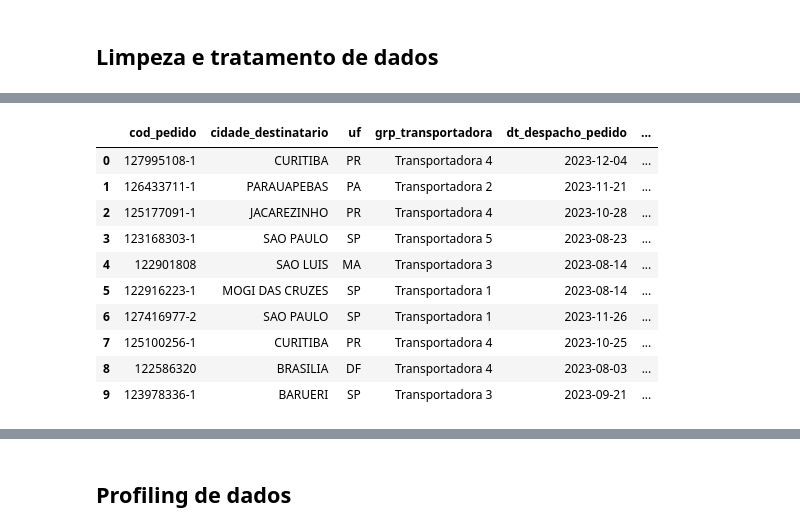
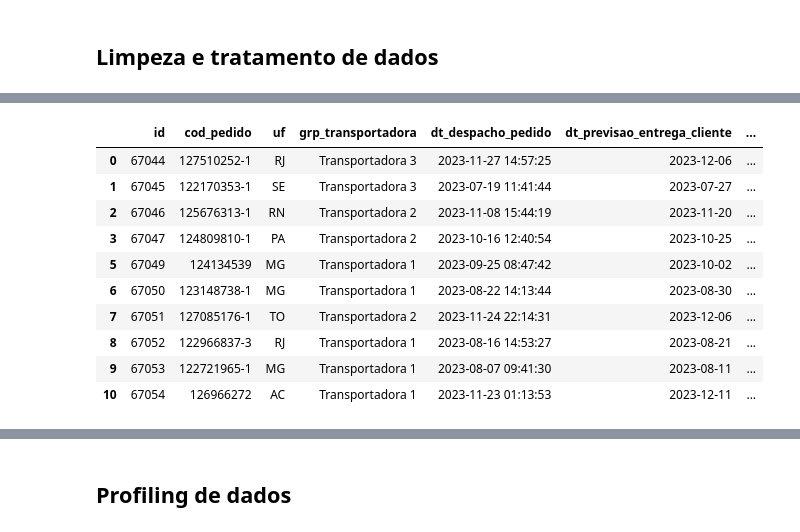
Before and after one commit to tashima42/user-experience-ciencia-de-dados, a Jupyter notebook: trabalho3.ipynb, the cells around one changed output, grey strips where cells are left out. Cells and saved outputs as stored; diff of their text form; code cells hidden in the pictures.

Commit message:
adaptacoes e testes no nb 'trabalho3' / comparacoes com 'trabalho'
Signed-off-by: Daniel Alexandre Cordeiro <daniel.cordeiro@simepar.br>

```diff
--- a/trabalho3.ipynb
+++ b/trabalho3.ipynb
@@ -2,6 +2,11 @@
 # User Experience para ciência de dados
 Previsão de atrasos em pedidos.
 # %%
+%load_ext autoreload
+%reload_ext autoreload
+%autoreload 2
+
 import pandas as pd
 
-df = pd.read_csv('data/amostra.csv')
+# Importar lógica de preparação de dados existente
+from data_preparation_final import load_and_clean_data
@@ -8,2 +46,9 @@ df = pd.read_csv('data/amostra.csv')
 # %% [markdown]
 ## Limpeza e tratamento de dados
+# %%
+# 1. Carregar e Limpar
+input_file = "pedidos_logistica.parquet"
+df = load_and_clean_data(input_file, drop_ids=False)
+
+if df is not None:
+    df = prepare_data_for_lgbm(df)
@@ -10,68 +74,26 @@ df = pd.read_csv('data/amostra.csv')
 # %%
-import re
-import unicodedata
-
-# Convert date columns used for feature engineering
-for col in ['dt_pagamento_pedido', 'dt_despacho_pedido', 'dt_previsao_entrega_cliente']:
-    if col in df.columns:
-        df[col] = pd.to_datetime(df[col], errors='coerce')
-
-# New features
-df['dias_gastos_cd'] = (df['dt_despacho_pedido'] - df['dt_pagamento_pedido']).dt.days
-df['dias_restantes_prazo'] = (df['dt_previsao_entrega_cliente'] - df['dt_pagamento_pedido']).dt.days
-
-# Normalize city names: case, accents, punctuation and extra spaces
-if 'cidade_destinatario' in df.columns:
-    def normalize_city(value):
-        if pd.isna(value):
-            return pd.NA
-        text = str(value).strip().lower()
-        text = unicodedata.normalize('NFKD', text).encode('ascii', 'ignore').decode('ascii')
-        text = re.sub(r'[^a-z0-9\s]', ' ', text)
-        text = re.sub(r'\s+', ' ', text).strip()
-        return text.upper()
-
-    df['cidade_destinatario'] = df['cidade_destinatario'].apply(normalize_city).astype('string')
-
-# Binary encode delivery performance
-if 'tp_performance_entrega' in df.columns:
-    df['tp_performance_entrega'] = (
-        df['tp_performance_entrega']
-        .astype('string')
-        .str.strip()
-        .map({
-            'Entregue no Prazo': 1,
-            'Fora do Prazo': 0
-        })
-        .astype('Int64')
-    )
-
+# Manter para ter coerencia com 'trabalho' - Pedro
 df = df.drop(
     columns=[
-        'row_id',
-        'hr_despacho_pedido',
+        # 'row_id',
+        # 'hr_despacho_pedido',
         'dt_entrega_pedido',
-        'hr_entrega_pedido',
+        # 'hr_entrega_pedido',
         'flg_existem_ocorrencias'
     ],
     errors='ignore'
  )
 
-categorical_features = ['uf', 'grp_transportadora', 'cidade_destinatario', 'tp_praca', 'des_unidade_negocio', 'des_cd_origem']
-
-for col in categorical_features:
-    df[col] = df[col].astype('category')
-
 df.head(10)
 # %% [output]
-|  | cod_pedido | cidade_destinatario | uf | grp_transportadora | dt_despacho_pedido | ... |
-| 0 | 127995108-1 | CURITIBA | PR | Transportadora 4 | 2023-12-04 | ... |
-| 1 | 126433711-1 | PARAUAPEBAS | PA | Transportadora 2 | 2023-11-21 | ... |
-| 2 | 125177091-1 | JACAREZINHO | PR | Transportadora 4 | 2023-10-28 | ... |
-| 3 | 123168303-1 | SAO PAULO | SP | Transportadora 5 | 2023-08-23 | ... |
-| 4 | 122901808 | SAO LUIS | MA | Transportadora 3 | 2023-08-14 | ... |
-| 5 | 122916223-1 | MOGI DAS CRUZES | SP | Transportadora 1 | 2023-08-14 | ... |
-| 6 | 127416977-2 | SAO PAULO | SP | Transportadora 1 | 2023-11-26 | ... |
-| 7 | 125100256-1 | CURITIBA | PR | Transportadora 4 | 2023-10-25 | ... |
-| 8 | 122586320 | BRASILIA | DF | Transportadora 4 | 2023-08-03 | ... |
-| 9 | 123978336-1 | BARUERI | SP | Transportadora 3 | 2023-09-21 | ... |
+|  | id | cod_pedido | uf | grp_transportadora | dt_despacho_pedido | dt_previsao_entrega_cliente | ... |
+| 0 | 67044 | 127510252-1 | RJ | Transportadora 3 | 2023-11-27 14:57:25 | 2023-12-06 | ... |
+| 1 | 67045 | 122170353-1 | SE | Transportadora 3 | 2023-07-19 11:41:44 | 2023-07-27 | ... |
+| 2 | 67046 | 125676313-1 | RN | Transportadora 2 | 2023-11-08 15:44:19 | 2023-11-20 | ... |
+| 3 | 67047 | 124809810-1 | PA | Transportadora 2 | 2023-10-16 12:40:54 | 2023-10-25 | ... |
+| 5 | 67049 | 124134539 | MG | Transportadora 1 | 2023-09-25 08:47:42 | 2023-10-02 | ... |
+| 6 | 67050 | 123148738-1 | MG | Transportadora 1 | 2023-08-22 14:13:44 | 2023-08-30 | ... |
+| 7 | 67051 | 127085176-1 | TO | Transportadora 2 | 2023-11-24 22:14:31 | 2023-12-06 | ... |
+| 8 | 67052 | 122966837-3 | RJ | Transportadora 1 | 2023-08-16 14:53:27 | 2023-08-21 | ... |
+| 9 | 67053 | 122721965-1 | MG | Transportadora 1 | 2023-08-07 09:41:30 | 2023-08-11 | ... |
+| 10 | 67054 | 126966272 | AC | Transportadora 1 | 2023-11-23 01:13:53 | 2023-12-11 | ... |
```
Also changed, not shown: parts of 9 cells of this notebook, 3 other files.
